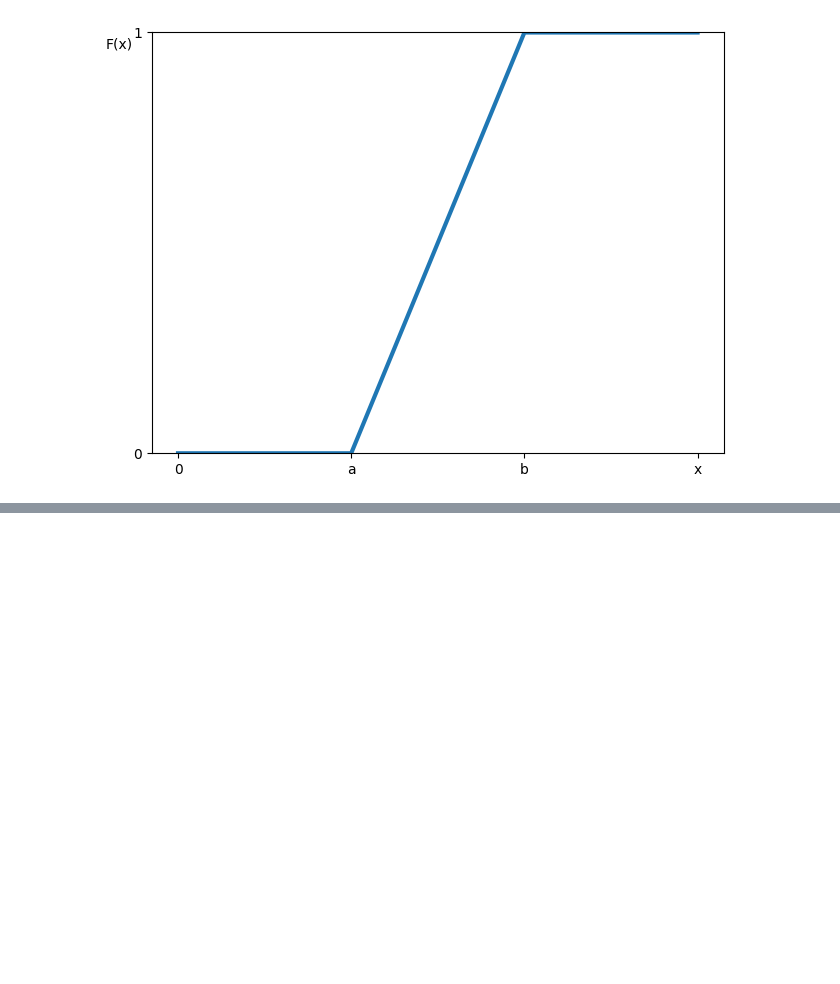
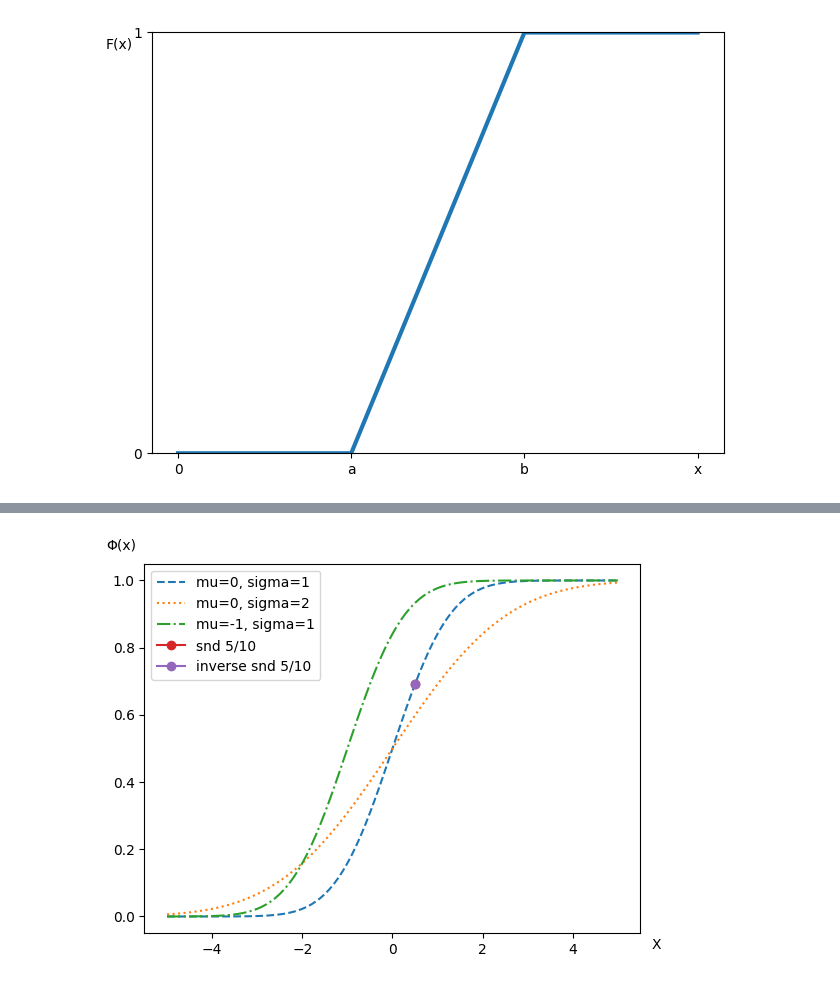
Before and after one commit to TheLastAurora/ds_scratch, a Jupyter notebook: ch_6.ipynb, the cells around one changed output, grey strips where cells are left out. Cells and saved outputs as stored; diff of their text form; code cells hidden in the pictures; blank space fills up the shorter version.

```diff
--- a/ch_6.ipynb
+++ b/ch_6.ipynb
@@ -206,0 +362,23 @@ plt.show()
+# %%
+# Plotting a graph with normal cdfs
+
+
+ax = plt.subplot()
+plt.plot(xs, [normal_cdf(x) for x in xs], label='mu=0, sigma=1', linestyle='--') # Standard Normal Distribution
+plt.plot(xs, [normal_cdf(x, sigma=2) for x in xs], label='mu=0, sigma=2', linestyle=':')
+plt.plot(xs, [normal_cdf(x, mu=-1) for x in xs], label='mu=-1, sigma=1', linestyle='-.')
+
+# Picking the x = 5/10 and finding its probability for the inverse cdf
+x = 5/10
+px = normal_cdf(x)
+plt.plot(x, px, marker='o', label='snd 5/10')
+plt.plot(inverse_normal_cdf(px), px, marker='o', label='inverse snd 5/10')
+
+ax.annotate('Φ(x)', xy=(-0.1,1.08), xytext=(8, -ticklabelpad), ha='left', va='top',
+            xycoords='axes fraction', textcoords='offset points')
+ax.annotate('X', xy=(1,0), xytext=(8, -ticklabelpad), ha='left', va='top',
+            xycoords='axes fraction', textcoords='offset points')
+plt.legend()
+plt.show()
+# %% [output]
+[figure, added]
```
Also changed, not shown: parts of 15 cells of this notebook, 3 other files.
